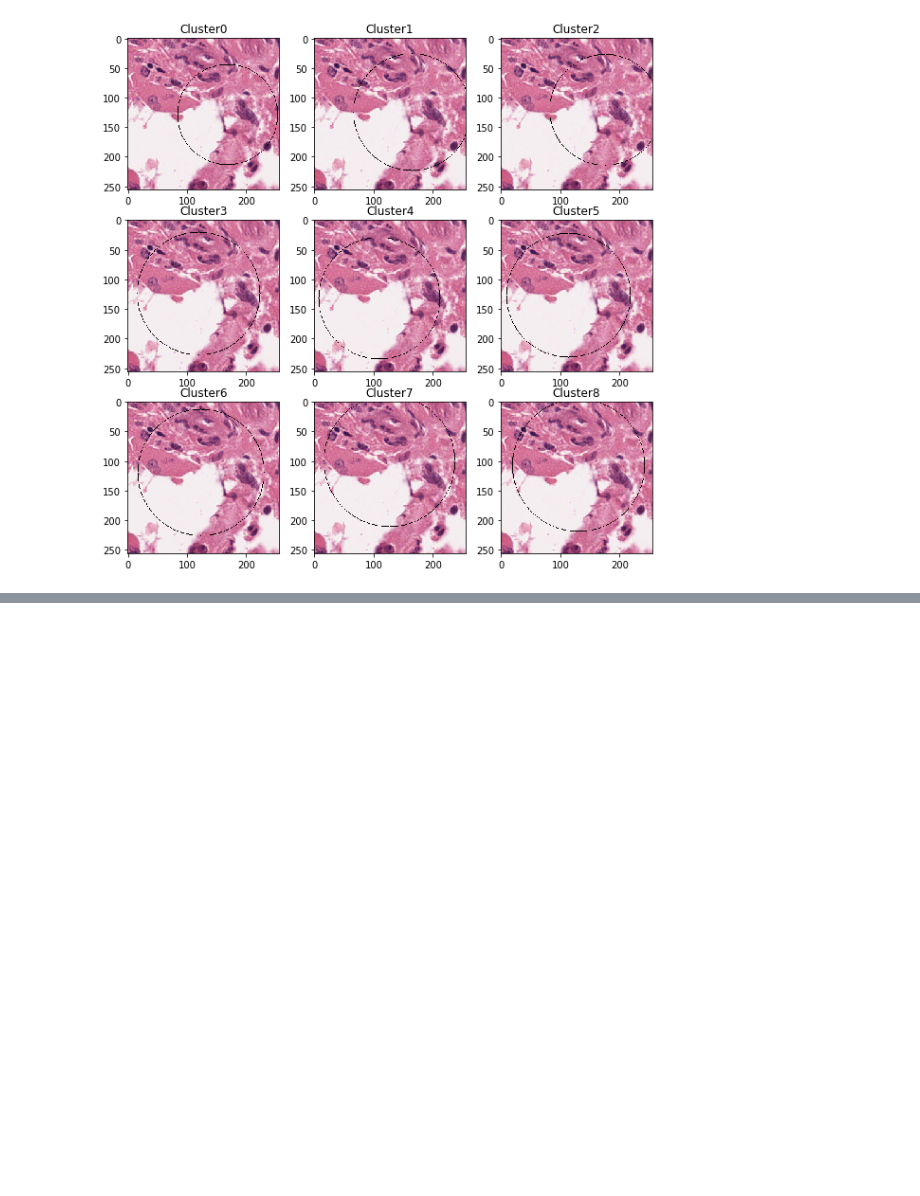
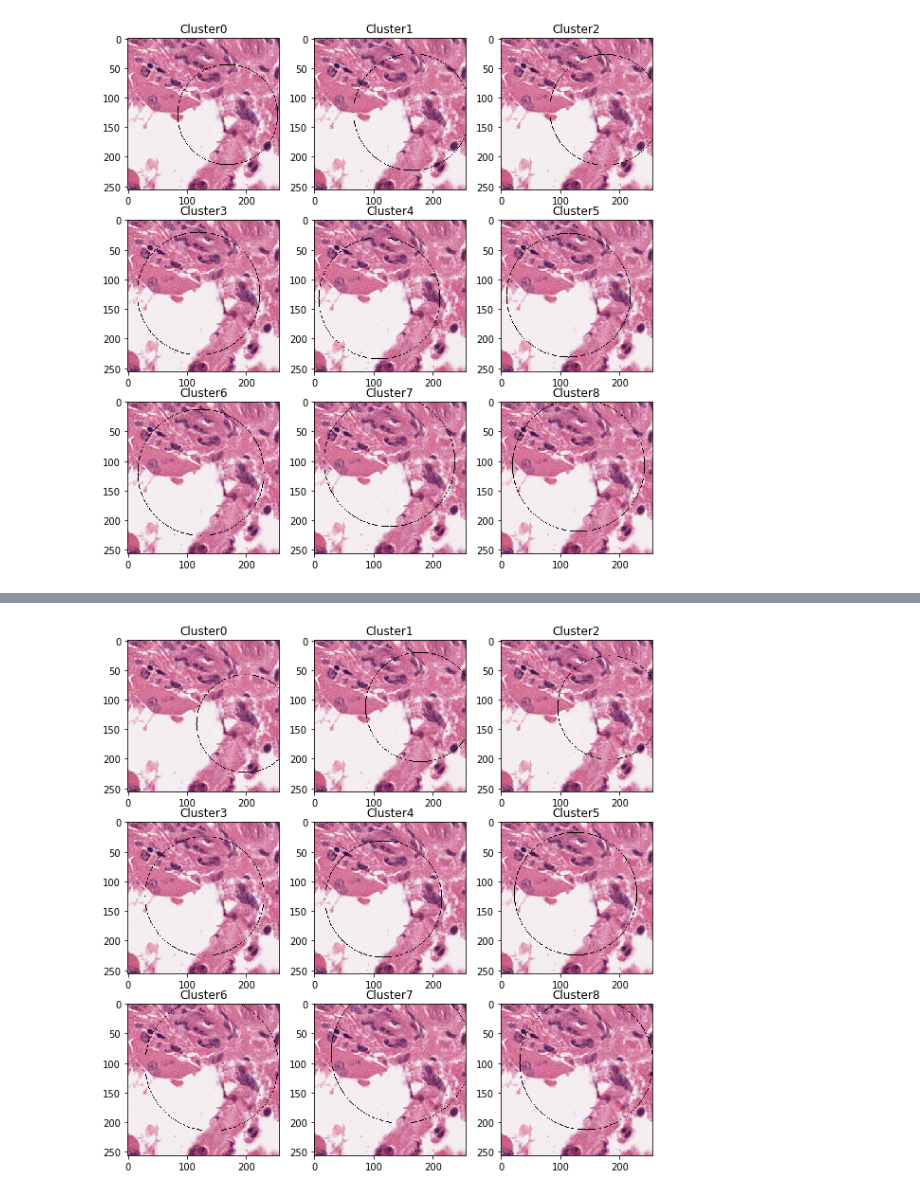
Before and after one commit to sraja2911/glioma_histo_img_classifier_lob, a Jupyter notebook: k_means_circle_fit_algorithm.ipynb, the cells around one changed output, grey strips where cells are left out. Cells and saved outputs as stored; diff of their text form; code cells hidden in the pictures; blank space fills up the shorter version.

```diff
--- a/k_means_circle_fit_algorithm.ipynb
+++ b/k_means_circle_fit_algorithm.ipynb
@@ -519,0 +566,50 @@ plt.show()
+# %%
+fig=plt.figure(figsize=(10,10))
+
+ax1 = fig.add_subplot(3,3,1)
+ax1.set_title("Cluster0")
+im1 = cv2.imread('/home/raj/Downloads/cluster_cf_0_0_TCGA-02-0001-01Z-00-DX2_20x_4768_25216_256x256.png')
+ax1.imshow(cv2.cvtColor(im1, cv2.COLOR_BGR2RGB))
+
+ax1 = fig.add_subplot(3,3,2)
+ax1.set_title("Cluster1")
+im1 = cv2.imread('/home/raj/Downloads/cluster_cf_0_1_TCGA-02-0001-01Z-00-DX2_20x_4768_25216_256x256.png')
+ax1.imshow(cv2.cvtColor(im1, cv2.COLOR_BGR2RGB))
+
+ax1 = fig.add_subplot(3,3,3)
+ax1.set_title("Cluster2")
+im1 = cv2.imread('/home/raj/Downloads/cluster_cf_0_2_TCGA-02-0001-01Z-00-DX2_20x_4768_25216_256x256.png')
+ax1.imshow(cv2.cvtColor(im1, cv2.COLOR_BGR2RGB))
+
+ax1 = fig.add_subplot(3,3,4)
+ax1.set_title("Cluster3")
+im1 = cv2.imread('/home/raj/Downloads/cluster_cf_1_0_TCGA-02-0001-01Z-00-DX2_20x_4768_25216_256x256.png')
+ax1.imshow(cv2.cvtColor(im1, cv2.COLOR_BGR2RGB))
+
+ax1 = fig.add_subplot(3,3,5)
+ax1.set_title("Cluster4")
+im1 = cv2.imread('/home/raj/Downloads/cluster_cf_1_1_TCGA-02-0001-01Z-00-DX2_20x_4768_25216_256x256.png')
+ax1.imshow(cv2.cvtColor(im1, cv2.COLOR_BGR2RGB))
+
+ax1 = fig.add_subplot(3,3,6)
+ax1.set_title("Cluster5")
+im1 = cv2.imread('/home/raj/Downloads/cluster_cf_1_2_TCGA-02-0001-01Z-00-DX2_20x_4768_25216_256x256.png')
+ax1.imshow(cv2.cvtColor(im1, cv2.COLOR_BGR2RGB))
+
+ax1 = fig.add_subplot(3,3,7)
+ax1.set_title("Cluster6")
+im1 = cv2.imread('/home/raj/Downloads/cluster_cf_2_0_TCGA-02-0001-01Z-00-DX2_20x_4768_25216_256x256.png')
+ax1.imshow(cv2.cvtColor(im1, cv2.COLOR_BGR2RGB))
+
+ax1 = fig.add_subplot(3,3,8)
+ax1.set_title("Cluster7")
+im1 = cv2.imread('/home/raj/Downloads/cluster_cf_2_1_TCGA-02-0001-01Z-00-DX2_20x_4768_25216_256x256.png')
+ax1.imshow(cv2.cvtColor(im1, cv2.COLOR_BGR2RGB))
+
+ax1 = fig.add_subplot(3,3,9)
+ax1.set_title("Cluster8")
+im1 = cv2.imread('/home/raj/Downloads/cluster_cf_2_2_TCGA-02-0001-01Z-00-DX2_20x_4768_25216_256x256.png')
+ax1.imshow(cv2.cvtColor(im1, cv2.COLOR_BGR2RGB))
+plt.show()
+# %% [output]
+[figure, added]
```
Also changed, not shown: parts of 4 cells of this notebook, 1 other file.
